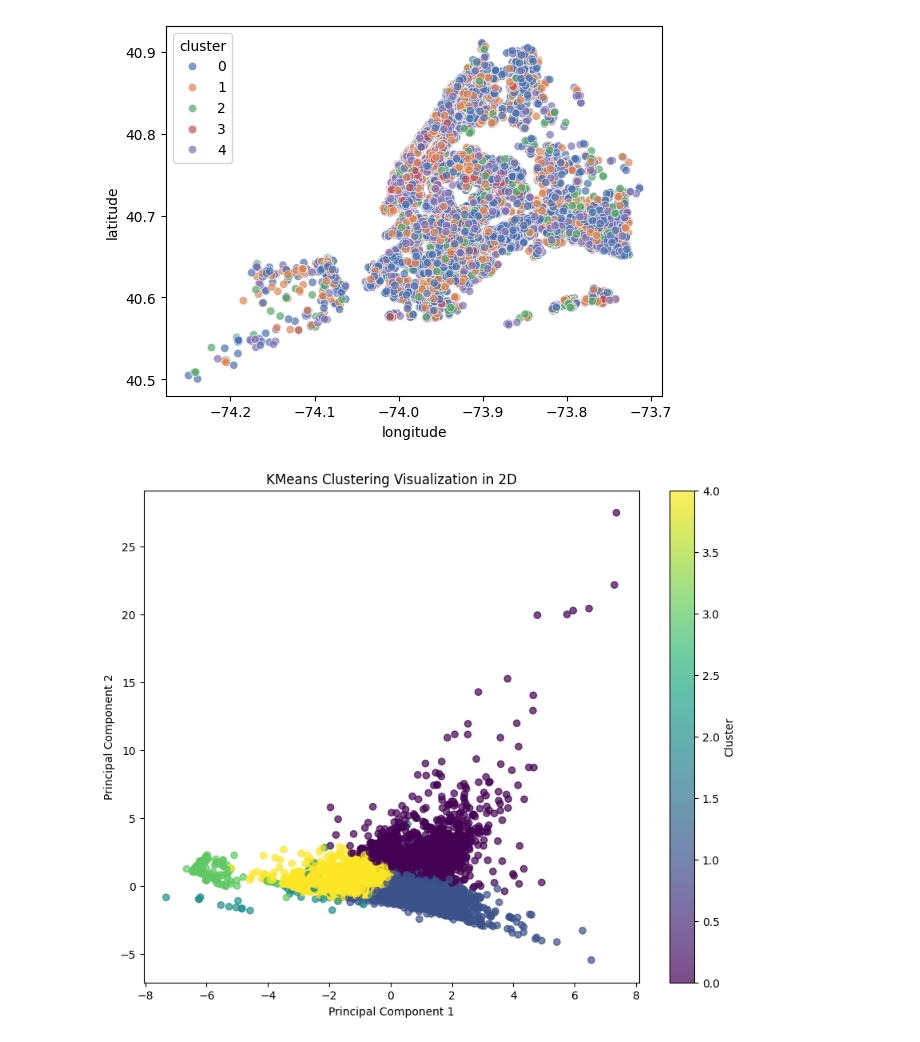
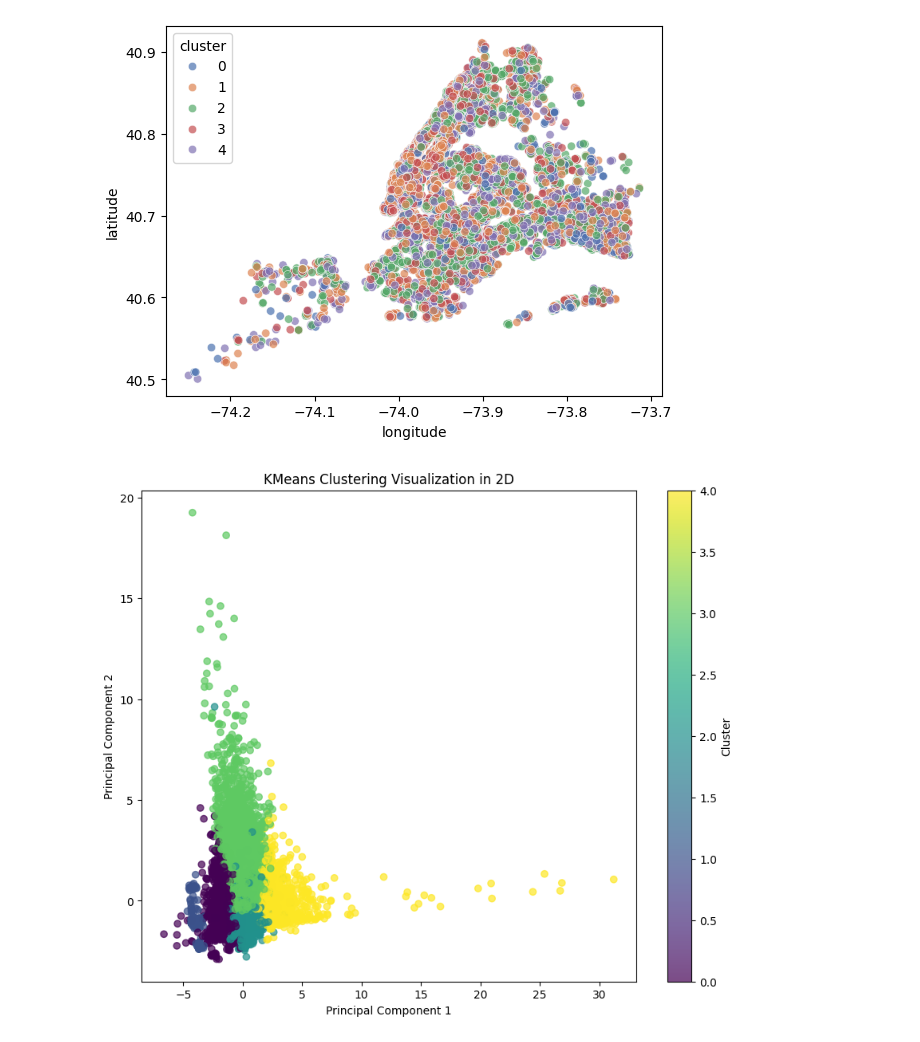
Before and after one commit to Pacholki/ML-2projekcik, a Jupyter notebook: km3/km3.ipynb, the cells around one changed output. Cells and saved outputs as stored; diff of their text form; code cells hidden in the pictures.

```diff
--- a/km3/km3.ipynb
+++ b/km3/km3.ipynb
@@ -41,9 +26,9 @@ plt.show()
 # %%
-columns = ['price', 'minimum_nights', 'calculated_host_listings_count', 'popularity', 'rating', 'beds']
+columns = ["price", "room_type", "minimum_nights", "number_of_reviews", "reviews_per_month", "calculated_host_listings_count", "availability_365", "rating", "popularity", "beds", "baths"]
 model = KMeans(n_clusters=5)
 clusterator.clusterize(columns=columns, model=model)
-clusterator.plot(show_values=columns)
-clusterator.pca_plot(model = model, n_components=5, columns=columns)
+clusterator.plot(show_values="price")
+clusterator.pca_plot(model = model, n_components=7, columns=columns)
 # %% [output]
 Values of column price:
    cluster   min     max        mean
@@ -65,5 +40,5 @@ Values of column minimum_nights:
-[figure, old version]
+[figure, new version]
-[figure, old version]
+[figure, new version]
 # %%
 clusterator.plot_metric_scores(n_components=5, columns=columns)
 # %% [output]
```
Also changed, not shown: parts of 5 cells of this notebook, 1 other file.
